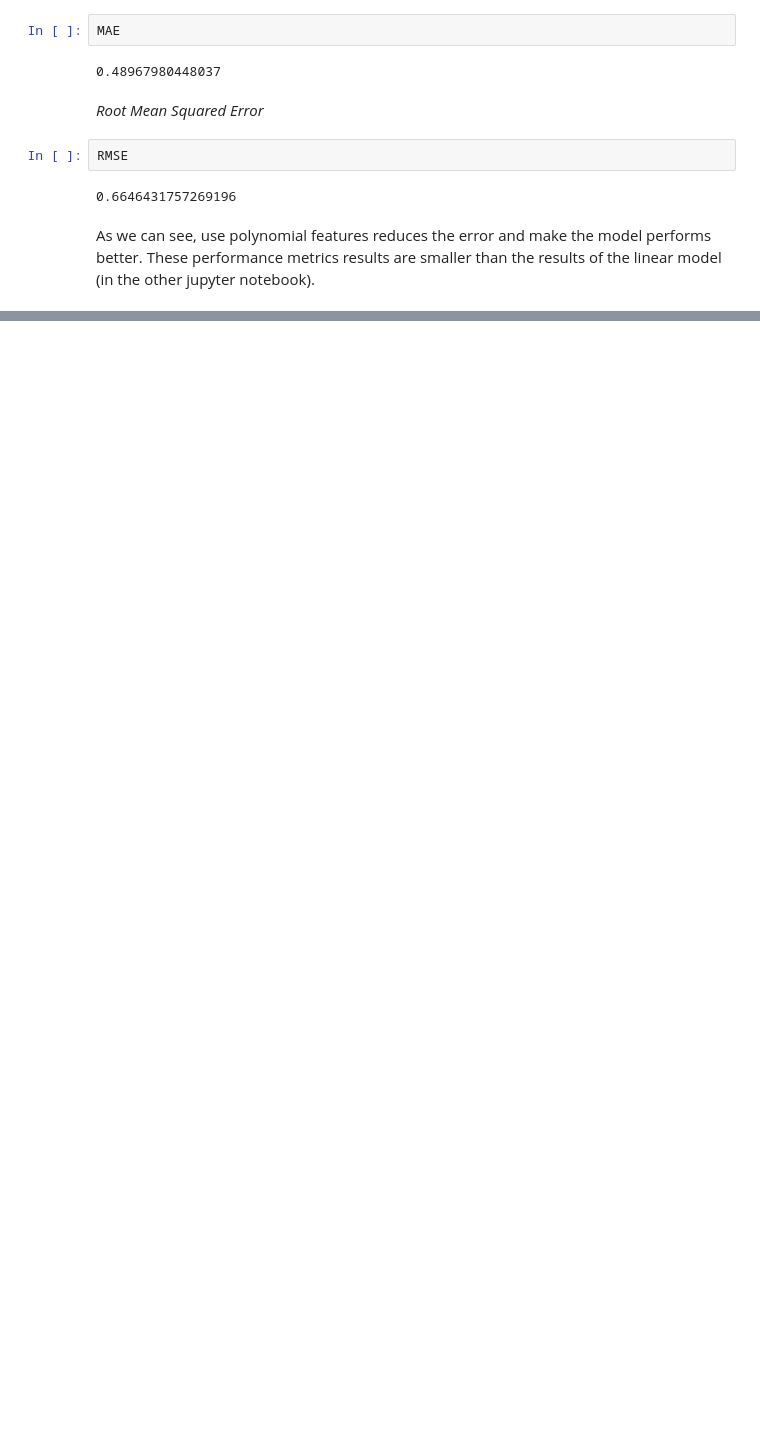
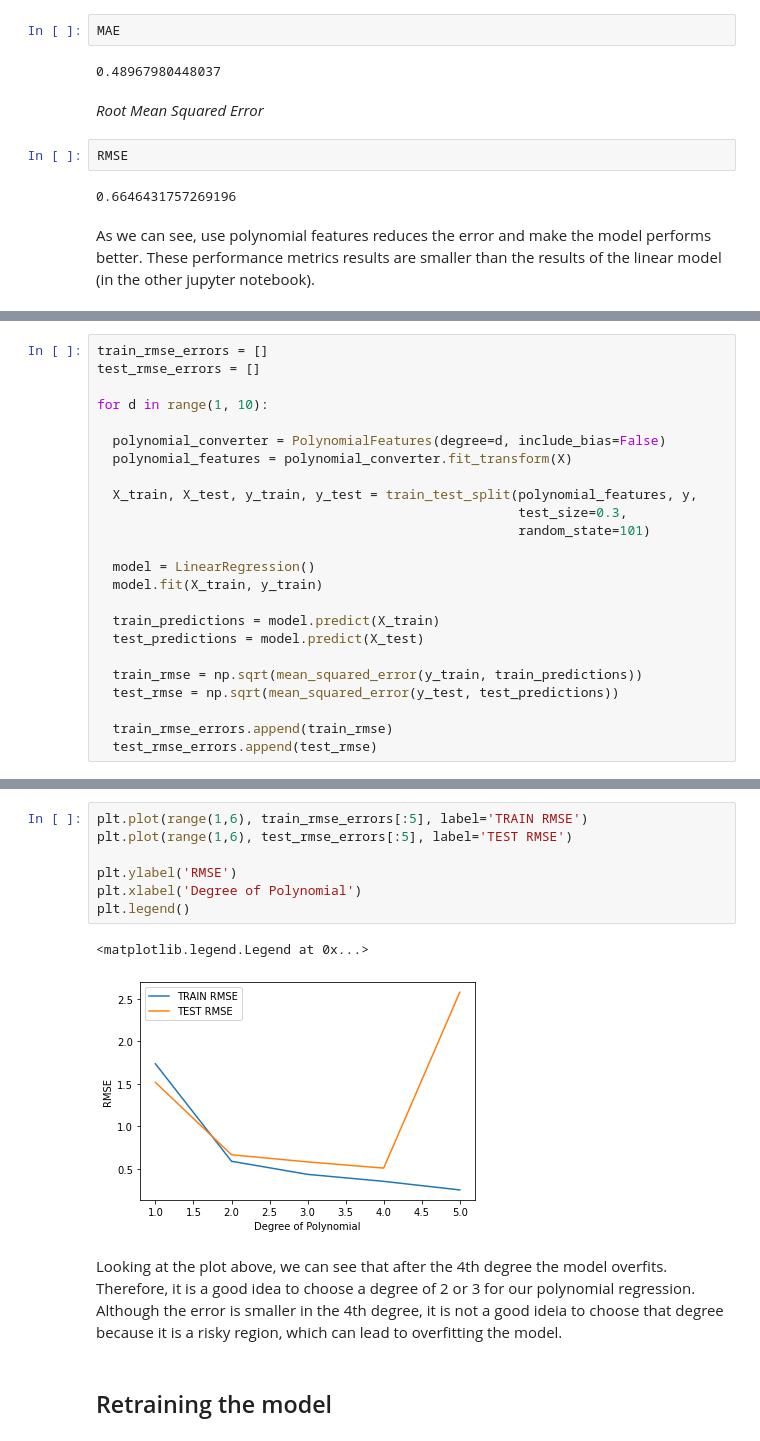
Before and after one commit to Gabrielle-Ribeiro/machine-learning-studies, a Jupyter notebook: linear regression/Polynomial_Regression_Exploring_the_relationship_between_advertising_channels_and_sales.ipynb, the cells around one changed output, grey strips where cells are left out. Saved outputs shown, nothing was run; the diff lists cells and outputs as text; blank space fills up the shorter version.

Commit message:
Adding upgrades in the model

```diff
--- a/linear regression/Polynomial_Regression_Exploring_the_relationship_between_advertising_channels_and_sales.ipynb
+++ b/linear regression/Polynomial_Regression_Exploring_the_relationship_between_advertising_channels_and_sales.ipynb
@@ -111,0 +118,24 @@ As we can see, use polynomial features reduces the error and make the model perf
+# %%
+train_rmse_errors = []
+test_rmse_errors = []
+
+for d in range(1, 10):
+
+  polynomial_converter = PolynomialFeatures(degree=d, include_bias=False)
+  polynomial_features = polynomial_converter.fit_transform(X)
+
+  X_train, X_test, y_train, y_test = train_test_split(polynomial_features, y,
+                                                      test_size=0.3,
+                                                      random_state=101)
+
+  model = LinearRegression()
+  model.fit(X_train, y_train)
+
+  train_predictions = model.predict(X_train)
+  test_predictions = model.predict(X_test)
+
+  train_rmse = np.sqrt(mean_squared_error(y_train, train_predictions))
+  test_rmse = np.sqrt(mean_squared_error(y_test, test_predictions))
+
+  train_rmse_errors.append(train_rmse)
+  test_rmse_errors.append(test_rmse)
@@ -111,0 +166,14 @@ As we can see, use polynomial features reduces the error and make the model perf
+# %%
+plt.plot(range(1,6), train_rmse_errors[:5], label='TRAIN RMSE')
+plt.plot(range(1,6), test_rmse_errors[:5], label='TEST RMSE')
+
+plt.ylabel('RMSE')
+plt.xlabel('Degree of Polynomial')
+plt.legend()
+# %% [output]
+<matplotlib.legend.Legend at 0x...>
+[figure, added]
+# %% [markdown]
+Looking at the plot above, we can see that after the 4th degree the model overfits. Therefore, it is a good idea to choose a degree of 2 or 3 for our polynomial regression. Although the error is smaller in the 4th degree, it is not a good ideia to choose that degree because it is a risky region, which can lead to overfitting the model.
+# %% [markdown]
+## Retraining the model
```
Also changed, not shown: parts of 21 cells of this notebook, 2 other files.
